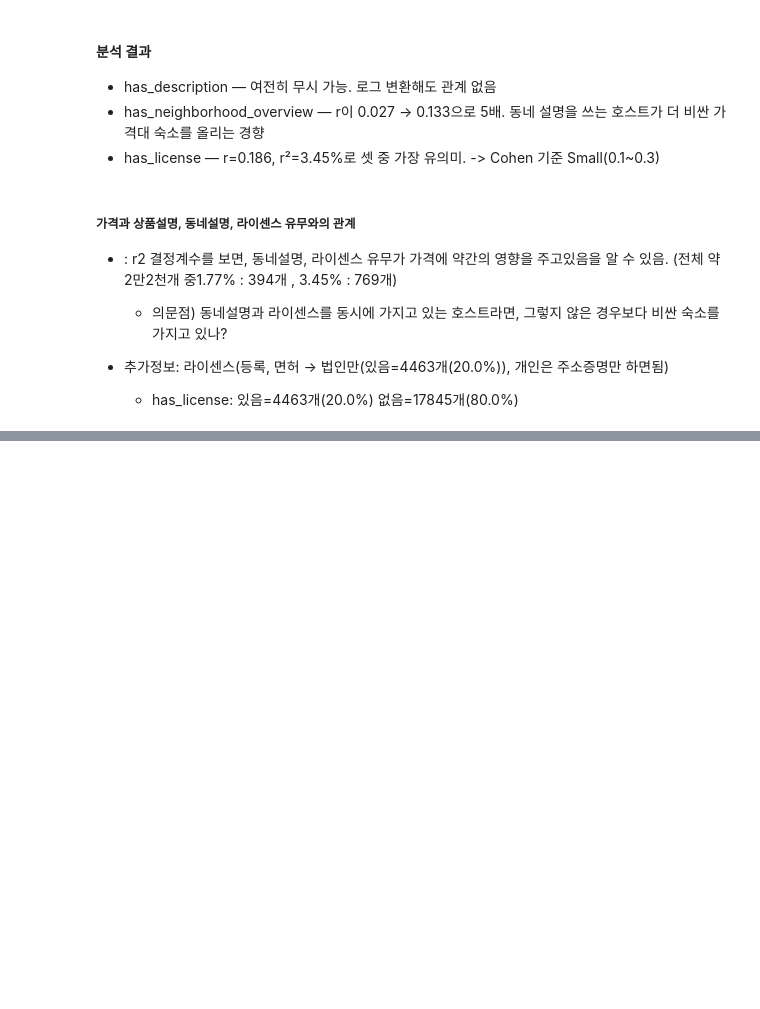
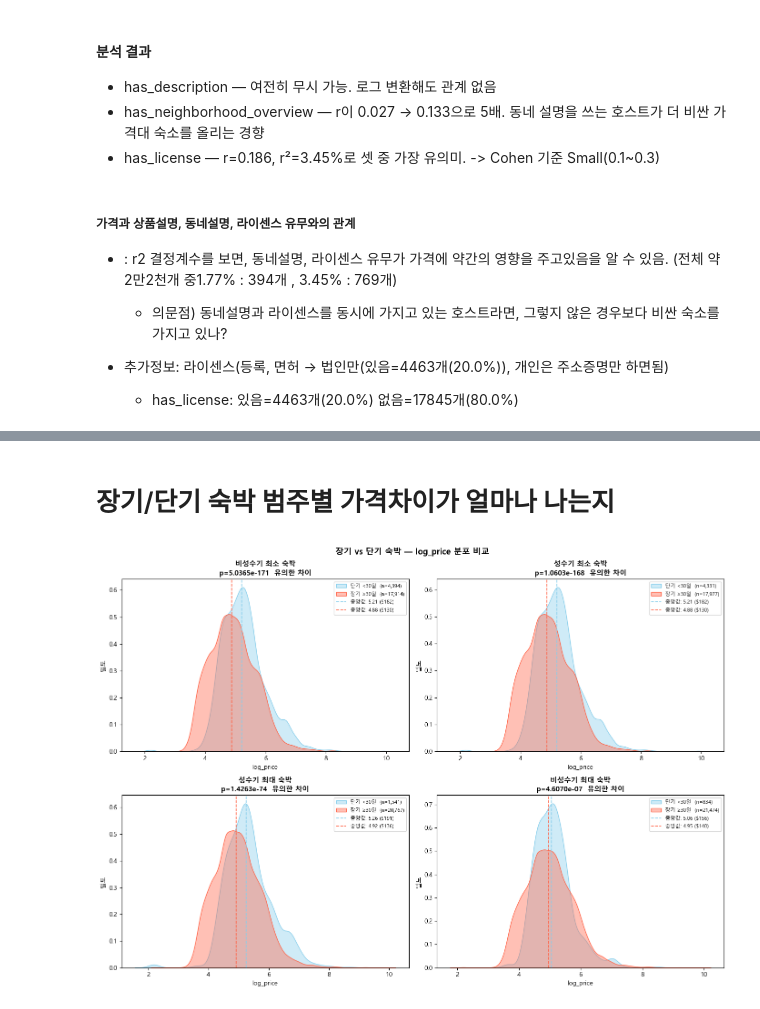
Before and after one commit to sybeom528/airbnb_price_prediction, a Jupyter notebook: notebooks/pjh_review_eda.ipynb, the cells around one changed output, grey strips where cells are left out. Cells and saved outputs as stored; diff of their text form; code cells hidden in the pictures; blank space fills up the shorter version.

```diff
--- a/notebooks/pjh_review_eda.ipynb
+++ b/notebooks/pjh_review_eda.ipynb
@@ -1279,0 +1164,5 @@ Error:
+# %%
+off_peak_min = df_cleaned["minimum_minimum_nights"].copy()
+peak_min = df_cleaned["maximum_minimum_nights"].copy()
+peak_max = df_cleaned["minimum_maximum_nights"].copy()
+off_peak_max = df_cleaned["maximum_maximum_nights"].copy()
@@ -1279,0 +1183,9 @@ Error:
+# %%
+df_cleaned["off_peak_min"] = off_peak_min.apply(lambda x: "unlimit" if x >= 30 else "limit")
+df_cleaned["peak_min"] = peak_min.apply(lambda x: "unlimit" if x >= 30 else "limit")
+df_cleaned["peak_max"] = peak_max.apply(lambda x: "unlimit" if x >= 30 else "limit")
+df_cleaned["off_peak_max"] = off_peak_max.apply(lambda x: "unlimit" if x >= 30 else "limit")
+# %%
+# 데이터 개수 확인
+for col in ["off_peak_min", "peak_min", "peak_max", "off_peak_max"]:
+    print(df_cleaned[col].value_counts())
@@ -1279,0 +1209,39 @@ Error:
+# %% [markdown]
+# 장기/단기 숙박 범주별 가격차이가 얼마나 나는지
+# %%
+type_cols = {
+    "off_peak_min": "비성수기 최소 숙박",
+    "peak_min": "성수기 최소 숙박",
+    "peak_max": "성수기 최대 숙박",
+    "off_peak_max": "비성수기 최대 숙박",
+}
+
+fig, axes = plt.subplots(2, 2, figsize=(14, 10))
+
+for ax, (col, title) in zip(axes.flatten(), type_cols.items()):
+    단기 = df_cleaned.loc[df_cleaned[col] == "limit", "log_price"].dropna()
+    장기 = df_cleaned.loc[df_cleaned[col] == "unlimit", "log_price"].dropna()
+
+    # KDE 분포
+    sns.kdeplot(단기, ax=ax, label=f"단기 <30일  (n={len(단기):,})", fill=True, alpha=0.4, color="skyblue")
+    sns.kdeplot(장기, ax=ax, label=f"장기 ≥30일  (n={len(장기):,})", fill=True, alpha=0.4, color="tomato")
+
+    # 중앙값 수직선 + 실제 가격
+    for grp, color in [(단기, "skyblue"), (장기, "tomato")]:
+        med = grp.median()
+        ax.axvline(med, color=color, linestyle="--", linewidth=1.2, label=f"중앙값: {med:.2f} (${np.expm1(med):.0f})")
+
+    # Mann-Whitney 유의성 검정
+    _, p = stats.mannwhitneyu(단기, 장기, alternative="two-sided")
+    sig = "유의한 차이" if p < 0.05 else "유의하지 않음"
+
+    ax.set_title(f"{title}\np={p:.4e}  {sig}", fontsize=11, fontweight="bold")
+    ax.set_xlabel("log_price")
+    ax.set_ylabel("밀도")
+    ax.legend(fontsize=8)
+
+plt.suptitle("장기 vs 단기 숙박 — log_price 분포 비교", fontsize=13, fontweight="bold")
+plt.tight_layout()
+plt.show()
+# %% [output]
+[figure, added]
```
Also changed, not shown: parts of 26 cells of this notebook, 1 other file.
